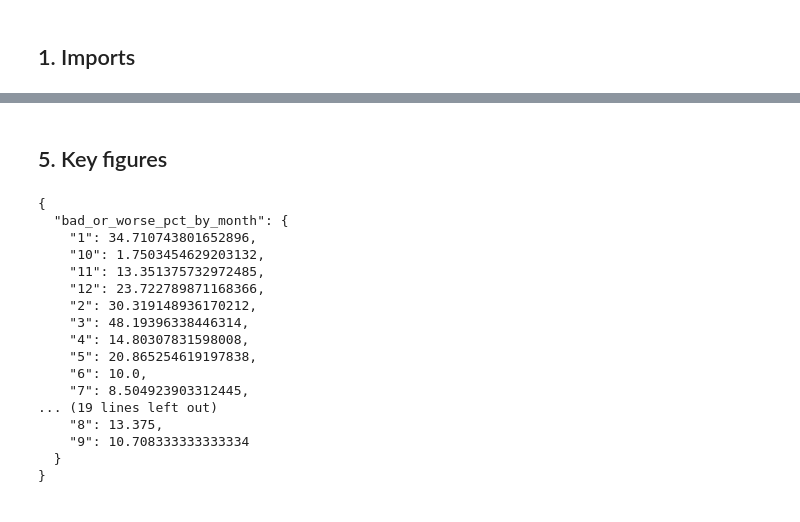
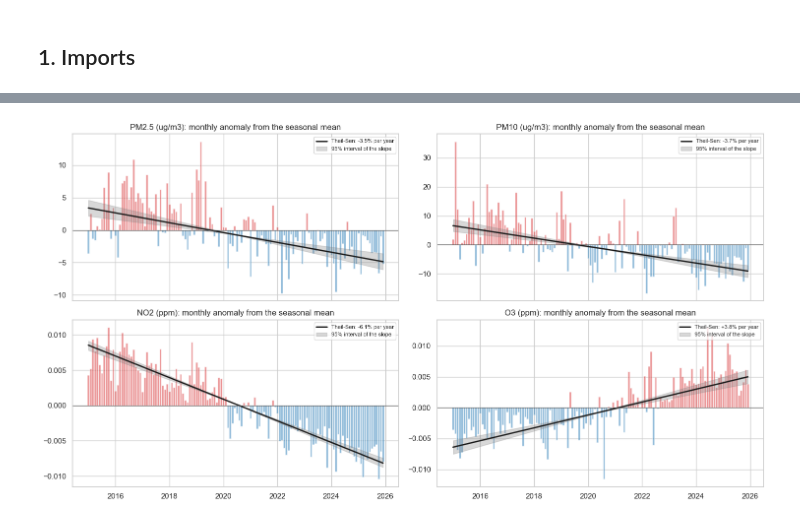
Before and after one commit to moliiner/air_pollution_analysis_seoul, a Jupyter notebook: notebooks/02_eda_temporal.ipynb, the cells around one changed output, grey strips where cells are left out. Saved outputs shown, nothing was run; the diff lists cells and outputs as text; code cells hidden in the pictures.

```diff
--- a/notebooks/02_eda_temporal.ipynb
+++ b/notebooks/02_eda_temporal.ipynb
@@ -157,21 +111,0 @@ weekday.round(3)
-# %%
-h = hourly.groupby("datetime")[["pm25", "no2", "o3"]].mean()
-h["hour"] = h.index.hour
-h["day_type"] = np.where(h.index.weekday >= 5, "Weekend", "Weekday")
-profile = h.groupby(["day_type", "hour"])[["pm25", "no2", "o3"]].median()
-
-fig, axes = plt.subplots(1, 3, figsize=(16, 4.5))
-for ax, col, unit in zip(axes, ["pm25", "no2", "o3"], ["ug/m3", "ppm", "ppm"]):
-    for day_type, grp in profile[col].groupby(level=0):
-        ax.plot(grp.index.get_level_values(1), grp.values, marker="o", ms=3, label=day_type)
-    ax.set_title(f"{col.upper().replace('PM25', 'PM2.5')}: median by hour (city mean)")
-    ax.set_xlabel("Hour of day (KST)")
-    ax.set_ylabel(unit)
-    ax.set_xticks(range(0, 24, 3))
-    ax.legend()
-fig.tight_layout()
-fig.savefig(config.FIGURES / "02_hourly_profile.png", dpi=120)
-plt.show()
-for col in ["pm25", "no2", "o3"]:
-    wk = profile.loc["Weekday", col]
-    print(f"{col}: weekday peak at {wk.idxmax()}h ({wk.max():.3f}), minimum at {wk.idxmin()}h ({wk.min():.3f})")
@@ -185,27 +112,25 @@ o3: weekday peak at 15h (0.038), minimum at 7h (0.009)
-# %% [markdown]
-## 5. Key figures
-# %%
-save_key_figures("02", {
-    "pm25_median_by_month": d.groupby("month")["pm25"].median().to_dict(),
-    "bad_or_worse_pct_by_month": (share["Bad"] + share["Very bad"]).to_dict(),
-    "pm25_mean_by_year": annual["pm25_mean"].to_dict(),
-})
-print((config.METRICS / "02_key_figures.json").read_text())
-# %% [output]
-{
-  "bad_or_worse_pct_by_month": {
-    "1": 34.710743801652896,
-    "10": 1.7503454629203132,
-    "11": 13.351375732972485,
-    "12": 23.722789871168366,
-    "2": 30.319148936170212,
-    "3": 48.19396338446314,
-    "4": 14.80307831598008,
-    "5": 20.865254619197838,
-    "6": 10.0,
-    "7": 8.504923903312445,
-... (19 lines left out)
-    "8": 13.375,
-    "9": 10.708333333333334
-  }
-}
+# %%
+fig, axes = plt.subplots(2, 2, figsize=(15, 8), sharex=True)
+for ax, (p, label) in zip(axes.ravel(), [("pm25", "PM2.5 (ug/m3)"), ("pm10", "PM10 (ug/m3)"),
+                                         ("no2", "NO2 (ppm)"), ("o3", "O3 (ppm)")]):
+    monthly = trend.monthly_means(city[p])
+    anomalies = trend.deseasonalise(monthly).dropna()
+    t = trend.years_since_start(anomalies.index)
+    slope, intercept = trend.theil_sen(t, anomalies.to_numpy())
+    slopes = trend.block_bootstrap_slopes(t, anomalies.to_numpy(), n_boot=500, seed=1)
+    x = anomalies.index.to_timestamp()
+    centre = t.mean()
+    low, high = np.percentile(slopes, [2.5, 97.5])
+    ax.bar(x, anomalies, width=25, color=np.where(anomalies > 0, "#d62728", "#1f77b4"), alpha=0.5)
+    ax.plot(x, intercept + slope * t, color="k", lw=2, label=f"Theil-Sen: {100 * slope / monthly.mean():+.1f}% per year")
+    base = intercept + slope * centre
+    ax.fill_between(x, base + low * (t - centre), base + high * (t - centre), color="0.5", alpha=0.3,
+                    label="95% interval of the slope")
+    ax.axhline(0, color="0.3", lw=0.8)
+    ax.set_title(f"{label}: monthly anomaly from the seasonal mean")
+    ax.legend(fontsize=8, loc="upper right")
+fig.tight_layout()
+fig.savefig(config.FIGURES / "02_long_term_trend.png", dpi=120)
+plt.show()
+# %% [output]
+[figure, added]
```
Also changed, not shown: parts of 33 cells of this notebook, 38 other files.
